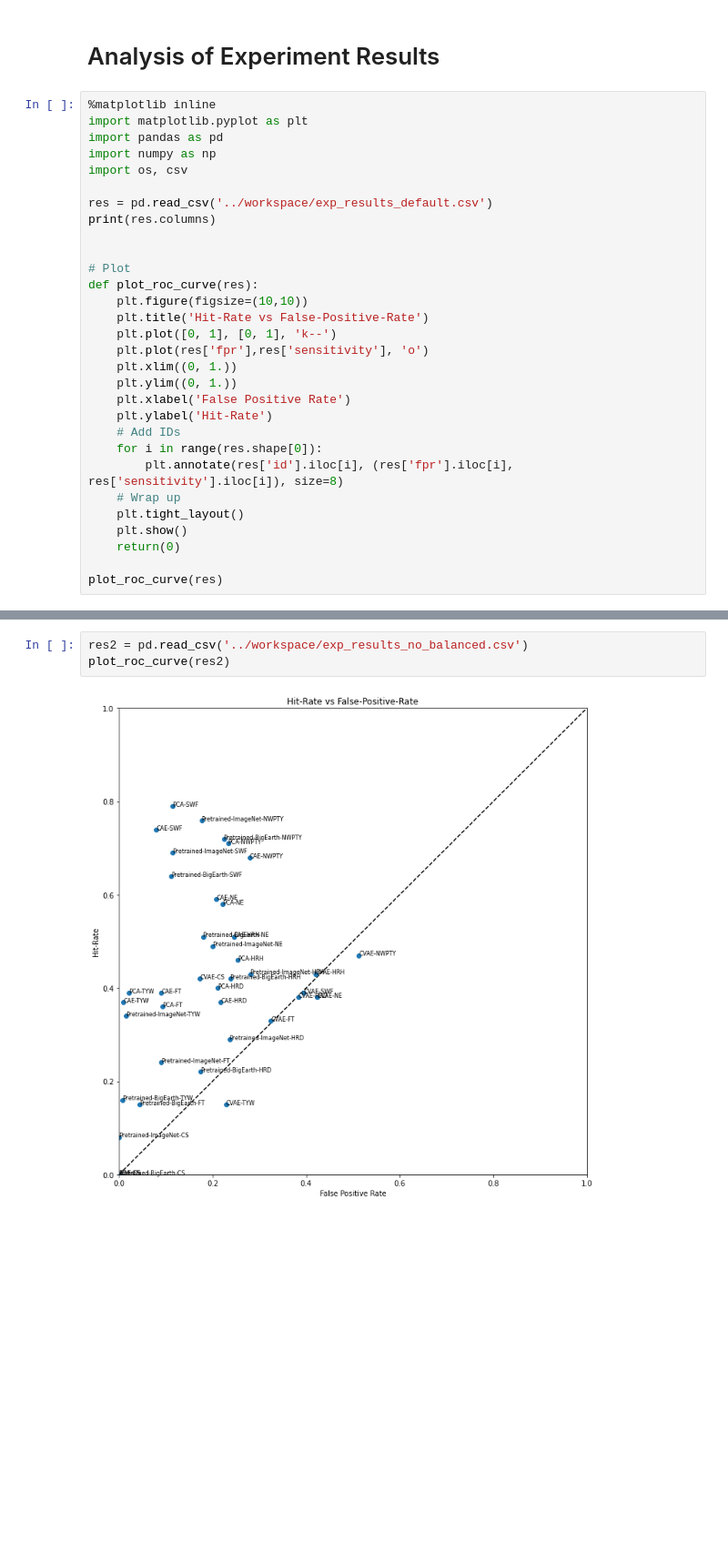
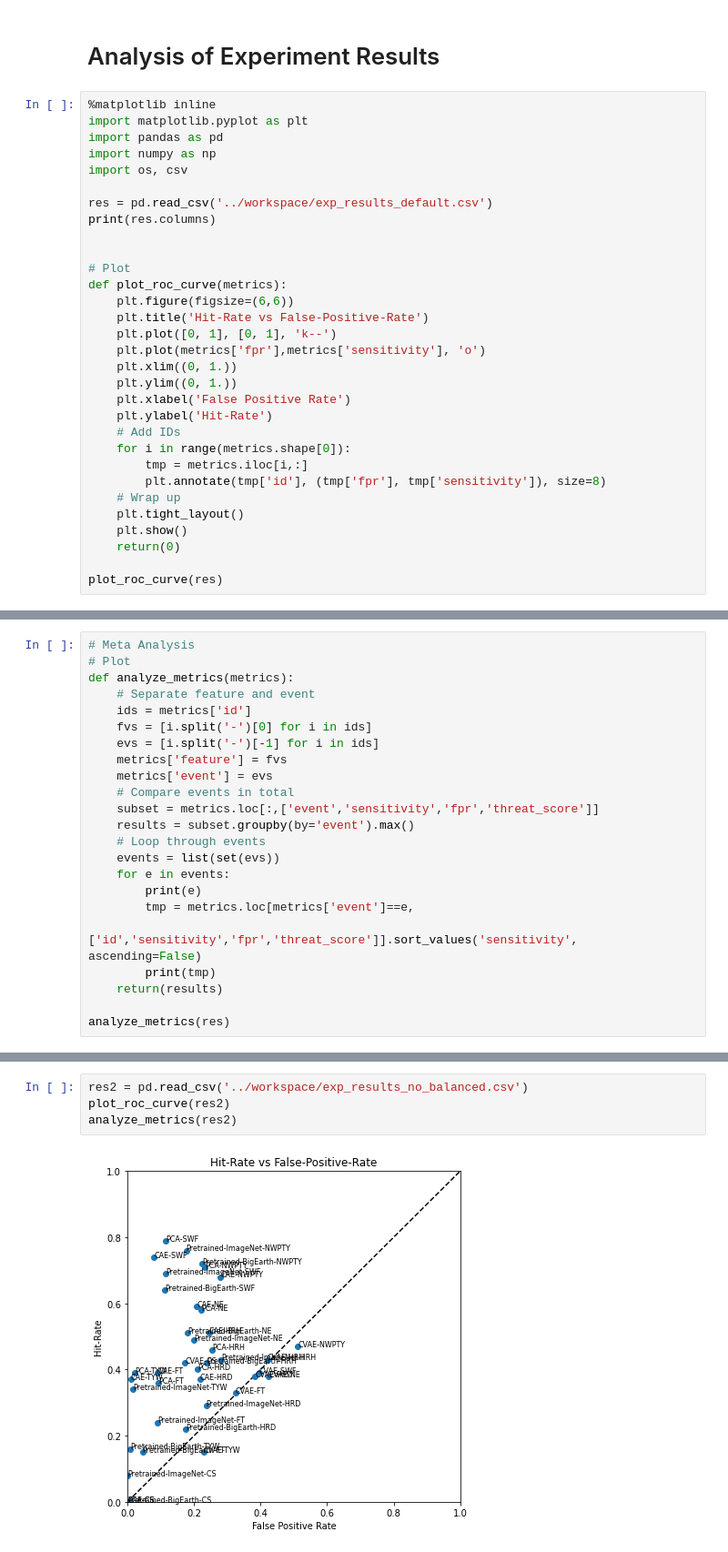
Before and after one commit to tingsyo/course_2021Q1_ML_for_Atmospheric_Sciences, a Jupyter notebook: notebook/11_Analysis_of_experiement_results.ipynb, the cells around one changed output, grey strips where cells are left out. Shown at 91% size. Saved outputs shown, nothing was run; the diff lists cells and outputs as text; blank space fills up the shorter version.

```diff
--- a/notebook/11_Analysis_of_experiement_results.ipynb
+++ b/notebook/11_Analysis_of_experiement_results.ipynb
@@ -12,18 +12,19 @@ print(res.columns)
 
 
 # Plot
-def plot_roc_curve(res):
-    plt.figure(figsize=(10,10))
+def plot_roc_curve(metrics):
+    plt.figure(figsize=(6,6))
     plt.title('Hit-Rate vs False-Positive-Rate')
     plt.plot([0, 1], [0, 1], 'k--')
-    plt.plot(res['fpr'],res['sensitivity'], 'o')
+    plt.plot(metrics['fpr'],metrics['sensitivity'], 'o')
     plt.xlim((0, 1.))
     plt.ylim((0, 1.))
     plt.xlabel('False Positive Rate')
     plt.ylabel('Hit-Rate')
     # Add IDs
-    for i in range(res.shape[0]):
-        plt.annotate(res['id'].iloc[i], (res['fpr'].iloc[i], res['sensitivity'].iloc[i]), size=8)
+    for i in range(metrics.shape[0]):
+        tmp = metrics.iloc[i,:]
+        plt.annotate(tmp['id'], (tmp['fpr'], tmp['sensitivity']), size=8)
     # Wrap up
     plt.tight_layout()
     plt.show()
@@ -47 +48,24 @@ Index(['id', 'true_positive', 'false_positive', 'false_negative',
 0
+# %%
+# Meta Analysis
+# Plot
+def analyze_metrics(metrics):
+    # Separate feature and event
+    ids = metrics['id']
+    fvs = [i.split('-')[0] for i in ids]
+    evs = [i.split('-')[-1] for i in ids]
+    metrics['feature'] = fvs
+    metrics['event'] = evs
+    # Compare events in total
+    subset = metrics.loc[:,['event','sensitivity','fpr','threat_score']]
+    results = subset.groupby(by='event').max()
+    # Loop through events
+    events = list(set(evs))
+    for e in events:
+        print(e)
+        tmp = metrics.loc[metrics['event']==e,
+                          ['id','sensitivity','fpr','threat_score']].sort_values('sensitivity', ascending=False)
+        print(tmp)
+    return(results)
+
+analyze_metrics(res)
@@ -48,5 +100,6 @@ Index(['id', 'true_positive', 'false_positive', 'false_negative',
 # %%
 res2 = pd.read_csv('../workspace/exp_results_no_balanced.csv')
 plot_roc_curve(res2)
+analyze_metrics(res2)
 # %% [output]
-[figure, old version]
+[figure, new version]
```
Also changed, not shown: parts of 6 cells of this notebook, 2 other files.
